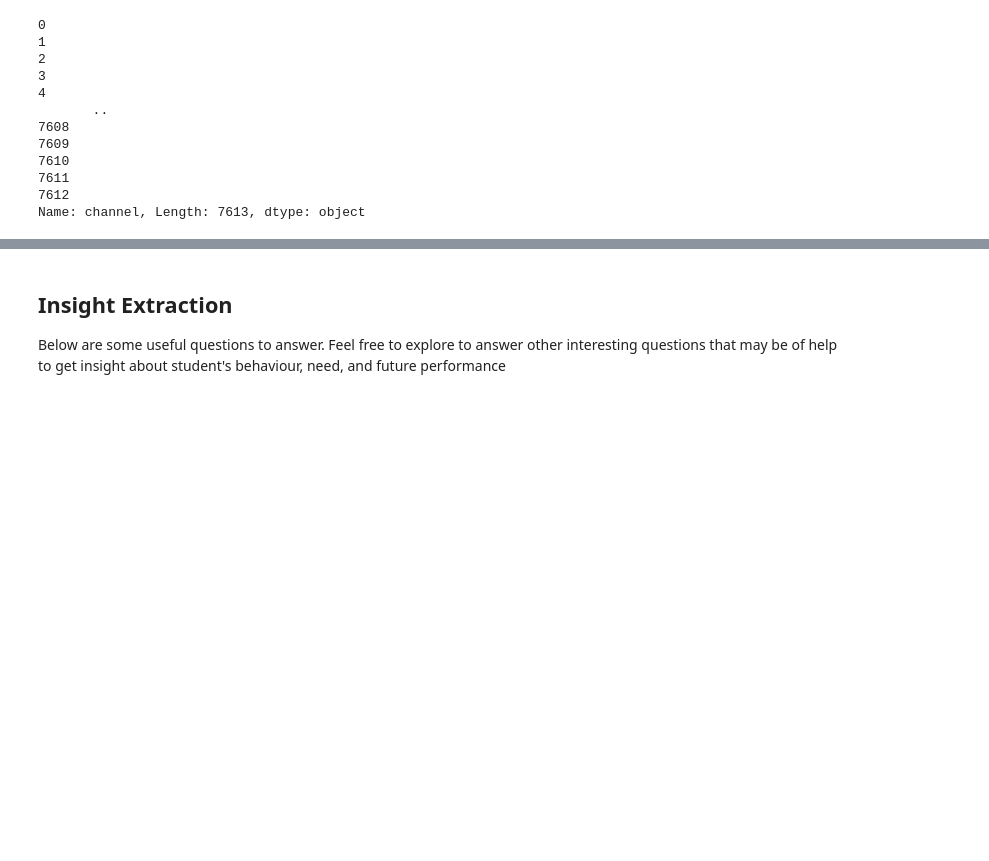
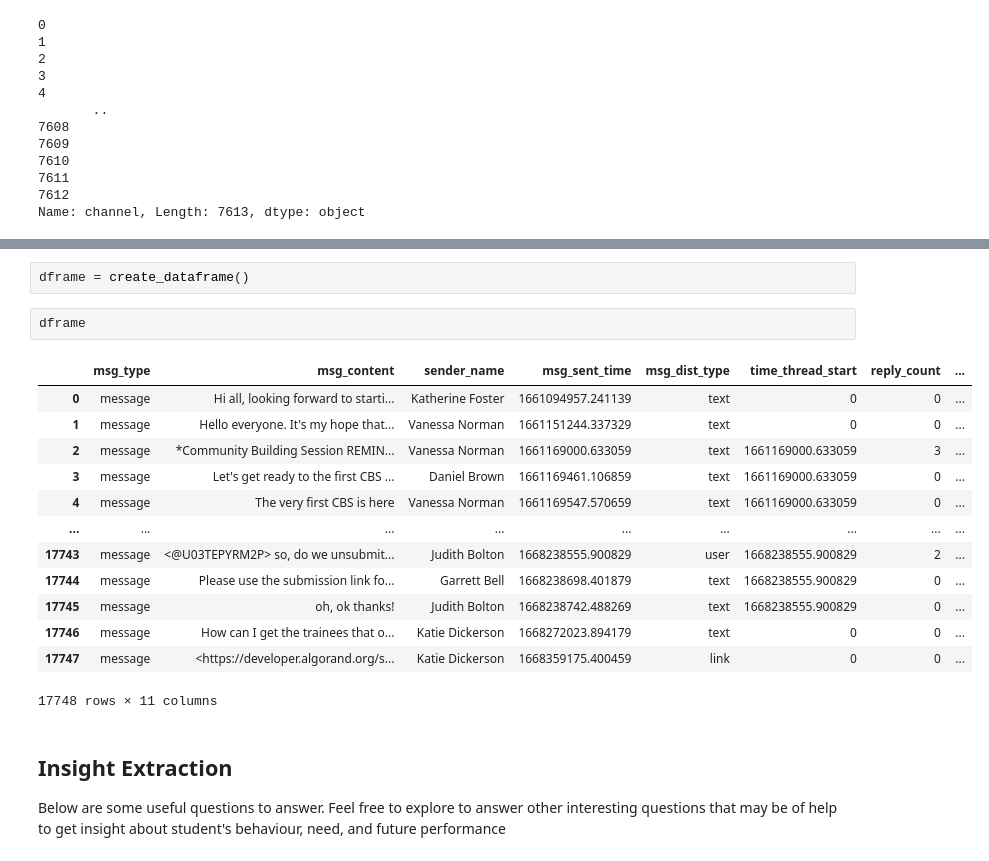
Before and after one commit to YOFTAHEGIZ/Slack-data-analysis, a Jupyter notebook: notebooks/parse_slack_data.ipynb, the cells around one changed output, grey strips where cells are left out. Cells and saved outputs as stored; diff of their text form; blank space fills up the shorter version.

```diff
--- a/notebooks/parse_slack_data.ipynb
+++ b/notebooks/parse_slack_data.ipynb
@@ -288,3 +304,21 @@ Name: channel, Length: 7613, dtype: object
+# %%
+dframe = create_dataframe()
+# %%
+dframe
+# %% [output]
+|  | msg_type | msg_content | sender_name | msg_sent_time | msg_dist_type | time_thread_start | reply_count | ... |
+| 0 | message | Hi all, looking forward to starti... | Katherine Foster | 1661094957.241139 | text | 0 | 0 | ... |
+| 1 | message | Hello everyone. It's my hope that... | Vanessa Norman | 1661151244.337329 | text | 0 | 0 | ... |
+| 2 | message | *Community Building Session REMIN... | Vanessa Norman | 1661169000.633059 | text | 1661169000.633059 | 3 | ... |
+| 3 | message | Let's get ready to the first CBS ... | Daniel Brown | 1661169461.106859 | text | 1661169000.633059 | 0 | ... |
+| 4 | message | The very first CBS is here | Vanessa Norman | 1661169547.570659 | text | 1661169000.633059 | 0 | ... |
+| ... | ... | ... | ... | ... | ... | ... | ... | ... |
+| 17743 | message | <@U03TEPYRM2P> so, do we unsubmit... | Judith Bolton | 1668238555.900829 | user | 1668238555.900829 | 2 | ... |
+| 17744 | message | Please use the submission link fo... | Garrett Bell | 1668238698.401879 | text | 1668238555.900829 | 0 | ... |
+| 17745 | message | oh, ok thanks! | Judith Bolton | 1668238742.488269 | text | 1668238555.900829 | 0 | ... |
+| 17746 | message | How can I get the trainees that o... | Katie Dickerson | 1668272023.894179 | text | 0 | 0 | ... |
+| 17747 | message | <https://developer.algorand.org/s... | Katie Dickerson | 1668359175.400459 | link | 0 | 0 | ... |
+17748 rows × 11 columns
 # %% [markdown]
 ## Insight Extraction
 
```
Also changed, not shown: parts of 24 cells of this notebook.
